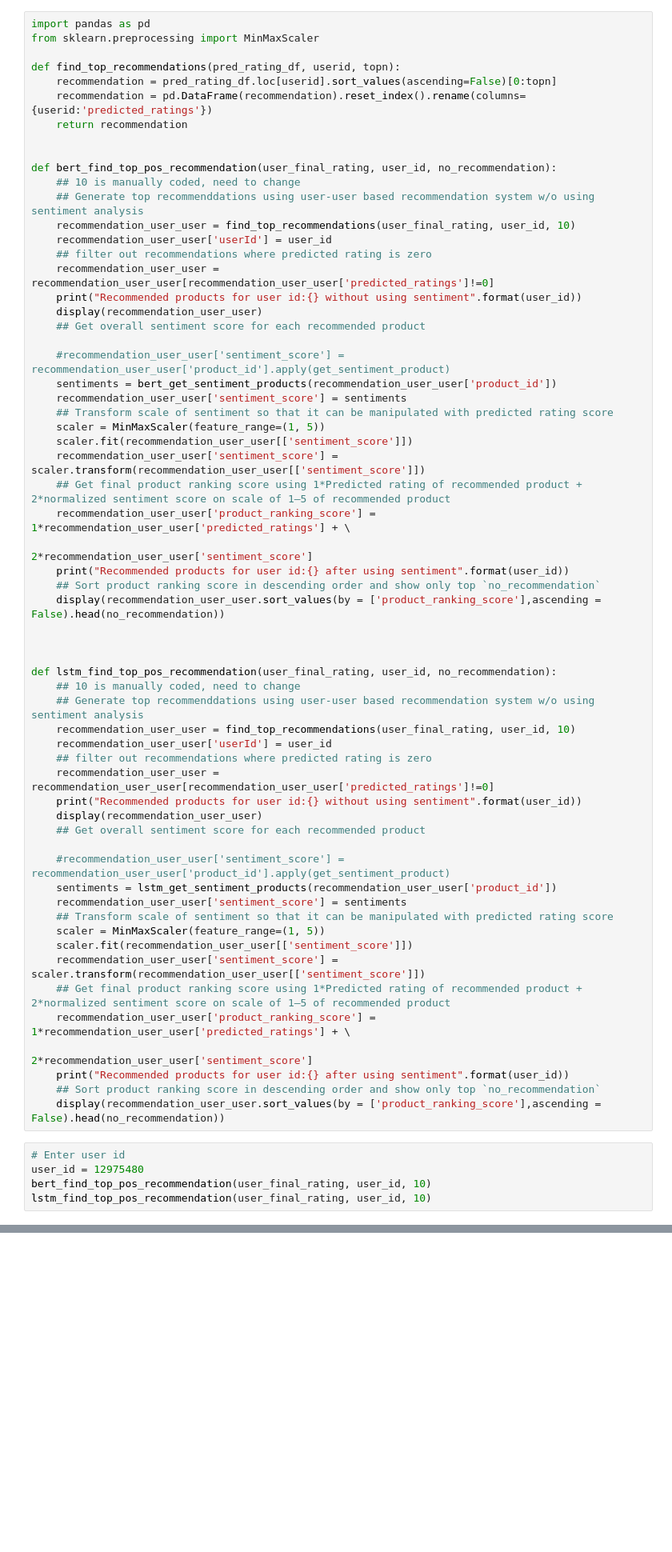
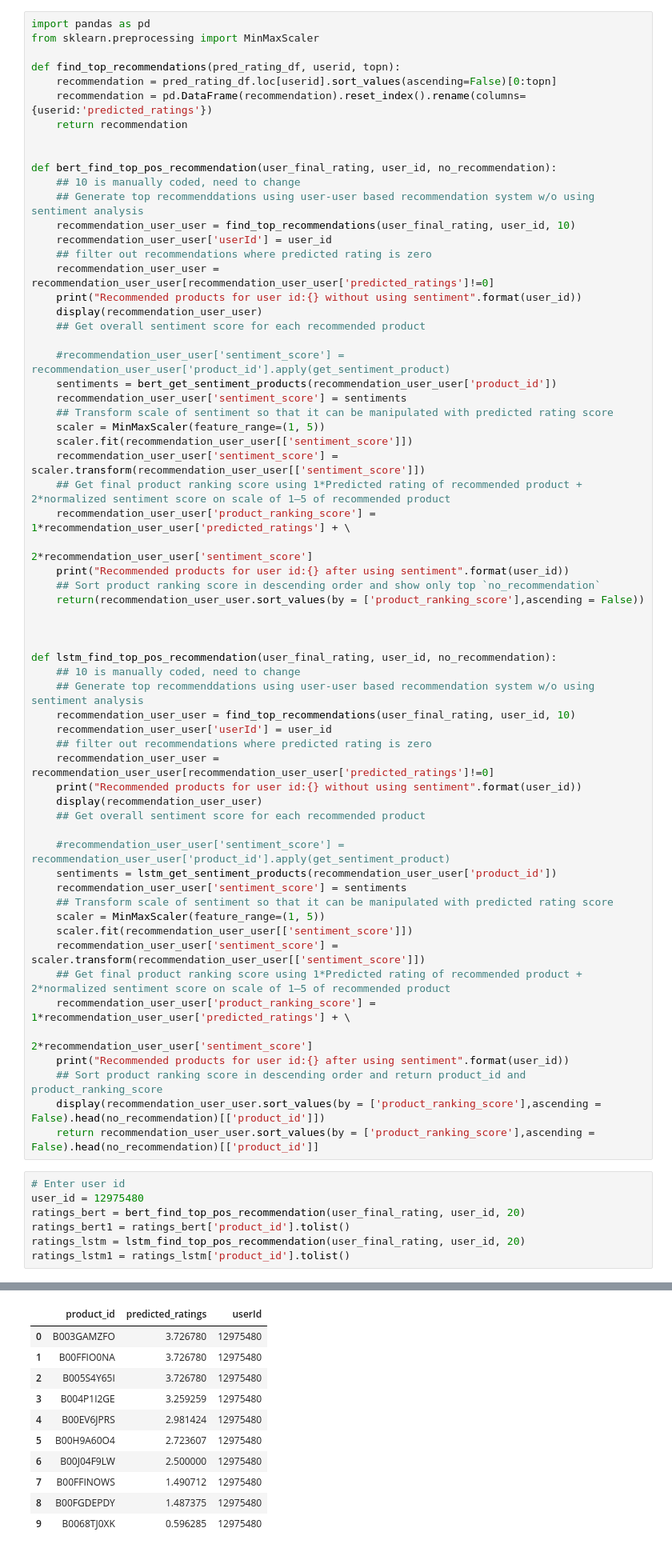
Before and after one commit to Frederico-lp/Recommender-System, a Jupyter notebook: rs_nlp.ipynb, the cells around one changed output, grey strips where cells are left out. Shown at 80% size. Drawn from its saved outputs; the diff is of its cells as text; blank space fills up the shorter version.

```diff
--- a/rs_nlp.ipynb
+++ b/rs_nlp.ipynb
@@ -420,7 +398,7 @@ def bert_find_top_pos_recommendation(user_final_rating, user_id, no_recommendati
                                                         2*recommendation_user_user['sentiment_score']
     print("Recommended products for user id:{} after using sentiment".format(user_id))
     ## Sort product ranking score in descending order and show only top `no_recommendation`
-    display(recommendation_user_user.sort_values(by = ['product_ranking_score'],ascending = False).head(no_recommendation))
+    return(recommendation_user_user.sort_values(by = ['product_ranking_score'],ascending = False))
 
 
 
@@ -446,11 +424,14 @@ def lstm_find_top_pos_recommendation(user_final_rating, user_id, no_recommendati
     recommendation_user_user['product_ranking_score'] =  1*recommendation_user_user['predicted_ratings'] + \
                                                         2*recommendation_user_user['sentiment_score']
     print("Recommended products for user id:{} after using sentiment".format(user_id))
-    ## Sort product ranking score in descending order and show only top `no_recommendation`
-    display(recommendation_user_user.sort_values(by = ['product_ranking_score'],ascending = False).head(no_recommendation))
+    ## Sort product ranking score in descending order and return product_id and product_ranking_score
+    display(recommendation_user_user.sort_values(by = ['product_ranking_score'],ascending = False).head(no_recommendation)[['product_id']])
+    return recommendation_user_user.sort_values(by = ['product_ranking_score'],ascending = False).head(no_recommendation)[['product_id']]
 # %%
 # Enter user id
 user_id = 12975480
-bert_find_top_pos_recommendation(user_final_rating, user_id, 10)
-lstm_find_top_pos_recommendation(user_final_rating, user_id, 10)
+ratings_bert = bert_find_top_pos_recommendation(user_final_rating, user_id, 20)
+ratings_bert1 = ratings_bert['product_id'].tolist()
+ratings_lstm = lstm_find_top_pos_recommendation(user_final_rating, user_id, 20)
+ratings_lstm1 = ratings_lstm['product_id'].tolist()
 # %% [output]
@@ -457,0 +439,11 @@ NameError: name 'bert_find_top_pos_recommendation' is not defined
+|  | product_id | predicted_ratings | userId |
+| 0 | B003GAMZFO | 3.726780 | 12975480 |
+| 1 | B00FFIO0NA | 3.726780 | 12975480 |
+| 2 | B005S4Y65I | 3.726780 | 12975480 |
+| 3 | B004P1I2GE | 3.259259 | 12975480 |
+| 4 | B00EV6JPRS | 2.981424 | 12975480 |
+| 5 | B00H9A60O4 | 2.723607 | 12975480 |
+| 6 | B00J04F9LW | 2.500000 | 12975480 |
+| 7 | B00FFINOWS | 1.490712 | 12975480 |
+| 8 | B00FGDEPDY | 1.487375 | 12975480 |
+| 9 | B0068TJ0XK | 0.596285 | 12975480 |
```
Also changed, not shown: parts of 10 cells of this notebook, 3 other files.
